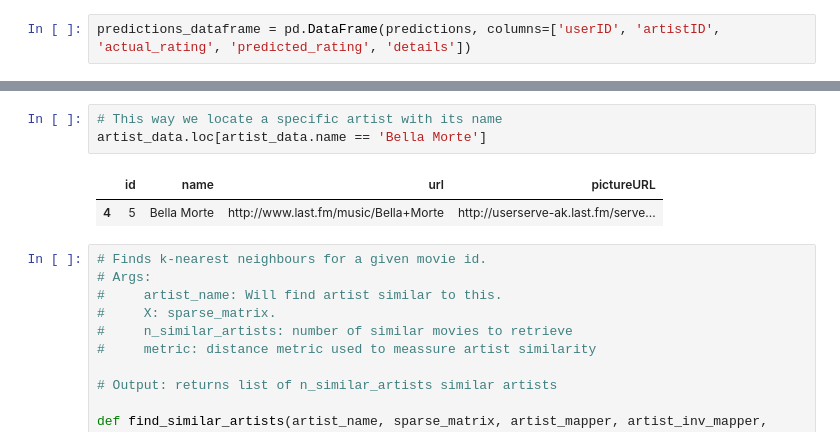
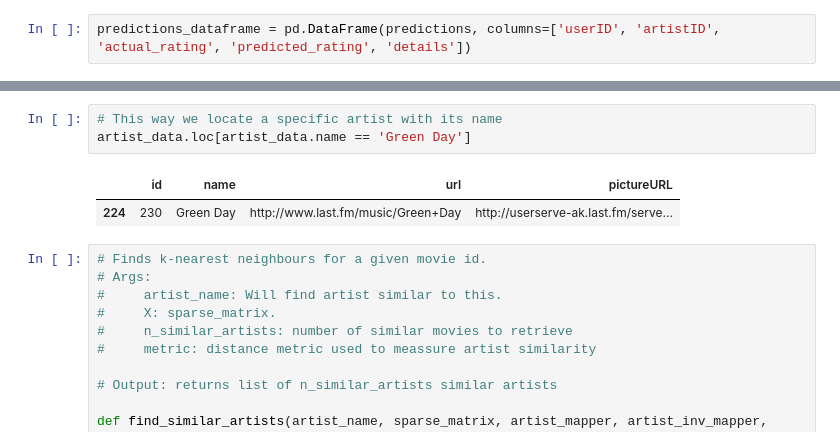
Before and after one commit to fercab24/SistemasDeRecomendacion, a Jupyter notebook: practico.ipynb, the cells around one changed output, grey strips where cells are left out. Drawn from its saved outputs; the diff is of its cells as text.

```diff
--- a/practico.ipynb
+++ b/practico.ipynb
@@ -398,9 +398,9 @@ predictions_dataframe.head()
 # %%
 # This way we locate a specific artist with its name
-artist_data.loc[artist_data.name == 'Bella Morte']
+artist_data.loc[artist_data.name == 'Green Day']
 # %% [output]
 |  | id | name | url | pictureURL |
-| 4 | 5 | Bella Morte | http://www.last.fm/music/Bella+Morte | http://userserve-ak.last.fm/serve... |
+| 224 | 230 | Green Day | http://www.last.fm/music/Green+Day | http://userserve-ak.last.fm/serve... |
 # %%
 # Finds k-nearest neighbours for a given movie id.
 # Args:
```
Also changed, not shown: parts of 20 cells of this notebook.
